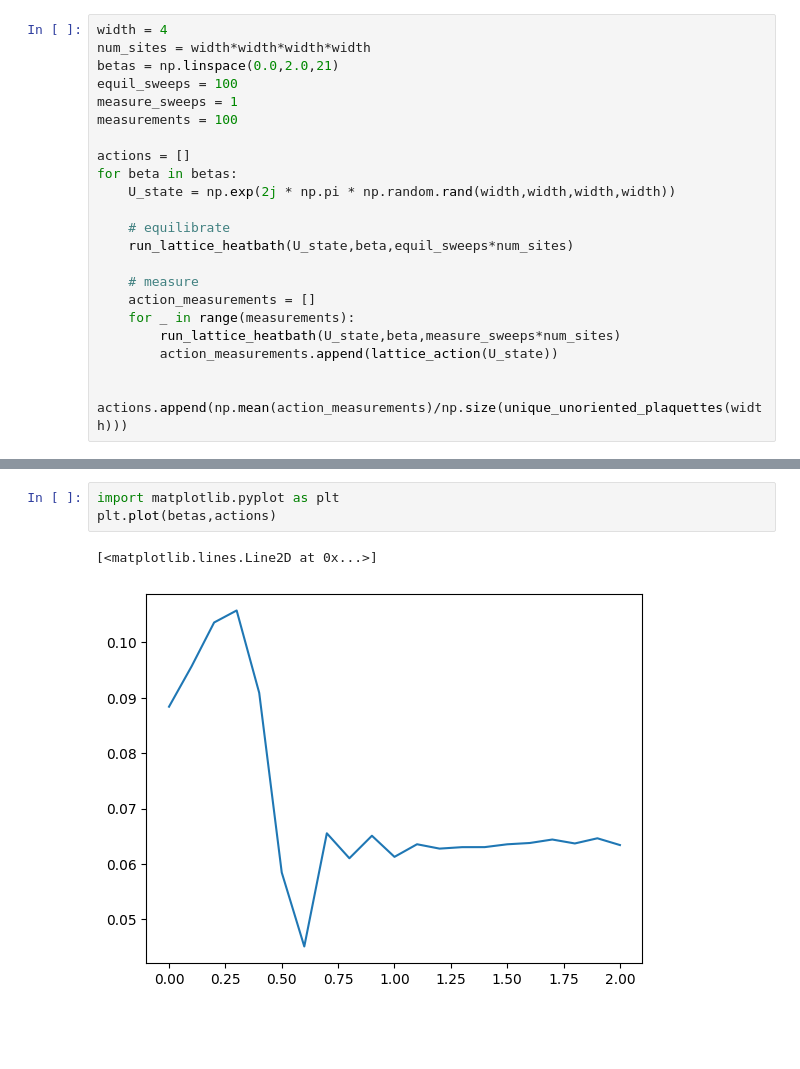
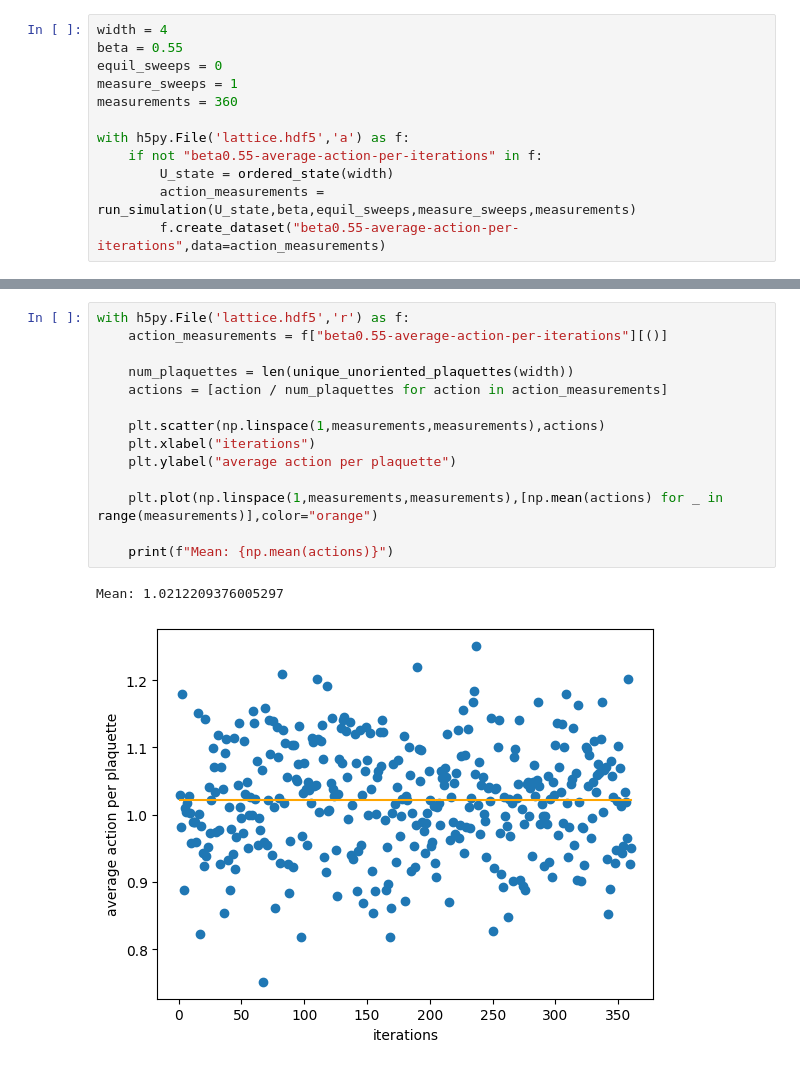
Before and after one commit to ties-oosthoek/monte-carlo-techniques-project, a Jupyter notebook: heatbath.ipynb, the cells around one changed output, grey strips where cells are left out. Saved outputs shown, nothing was run; the diff lists cells and outputs as text; blank space fills up the shorter version.

```diff
--- a/heatbath.ipynb
+++ b/heatbath.ipynb
@@ -67,22 +92,12 @@ def unique_unoriented_plaquettes(width):
 # %%
 width = 4
-num_sites = width*width*width*width
-betas = np.linspace(0.0,2.0,21)
-equil_sweeps = 100
+beta = 0.55
+equil_sweeps = 0
 measure_sweeps = 1
-measurements = 100
+measurements = 360
 
-actions = []
-for beta in betas:
-    U_state = np.exp(2j * np.pi * np.random.rand(width,width,width,width))
-
-    # equilibrate
-    run_lattice_heatbath(U_state,beta,equil_sweeps*num_sites)
-
-    # measure
-    action_measurements = []
-    for _ in range(measurements):
-        run_lattice_heatbath(U_state,beta,measure_sweeps*num_sites)
-        action_measurements.append(lattice_action(U_state))
-
-    actions.append(np.mean(action_measurements)/np.size(unique_unoriented_plaquettes(width)))
+with h5py.File('lattice.hdf5','a') as f:
+    if not "beta0.55-average-action-per-iterations" in f:
+        U_state = ordered_state(width)
+        action_measurements = run_simulation(U_state,beta,equil_sweeps,measure_sweeps,measurements)
+        f.create_dataset("beta0.55-average-action-per-iterations",data=action_measurements)
@@ -89,6 +122,17 @@ for beta in betas:
 # %%
-import matplotlib.pyplot as plt
-plt.plot(betas,actions)
+with h5py.File('lattice.hdf5','r') as f:
+    action_measurements = f["beta0.55-average-action-per-iterations"][()]
+
+    num_plaquettes = len(unique_unoriented_plaquettes(width))
+    actions = [action / num_plaquettes for action in action_measurements]
+
+    plt.scatter(np.linspace(1,measurements,measurements),actions)
+    plt.xlabel("iterations")
+    plt.ylabel("average action per plaquette")
+
+    plt.plot(np.linspace(1,measurements,measurements),[np.mean(actions) for _ in range(measurements)],color="orange")
+
+    print(f"Mean: {np.mean(actions)}")
 # %% [output]
-[<matplotlib.lines.Line2D at 0x...>]
+Mean: 1.0212209376005297
-[figure, old version]
+[figure, new version]
```
Also changed, not shown: parts of 6 cells of this notebook, 1 other file.
